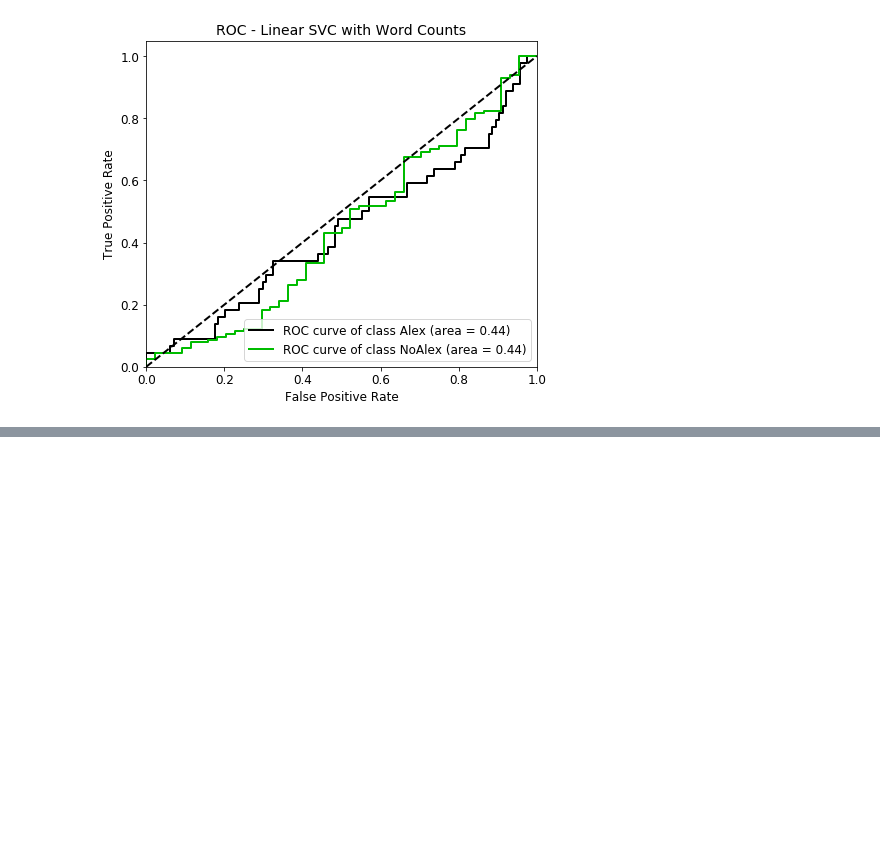
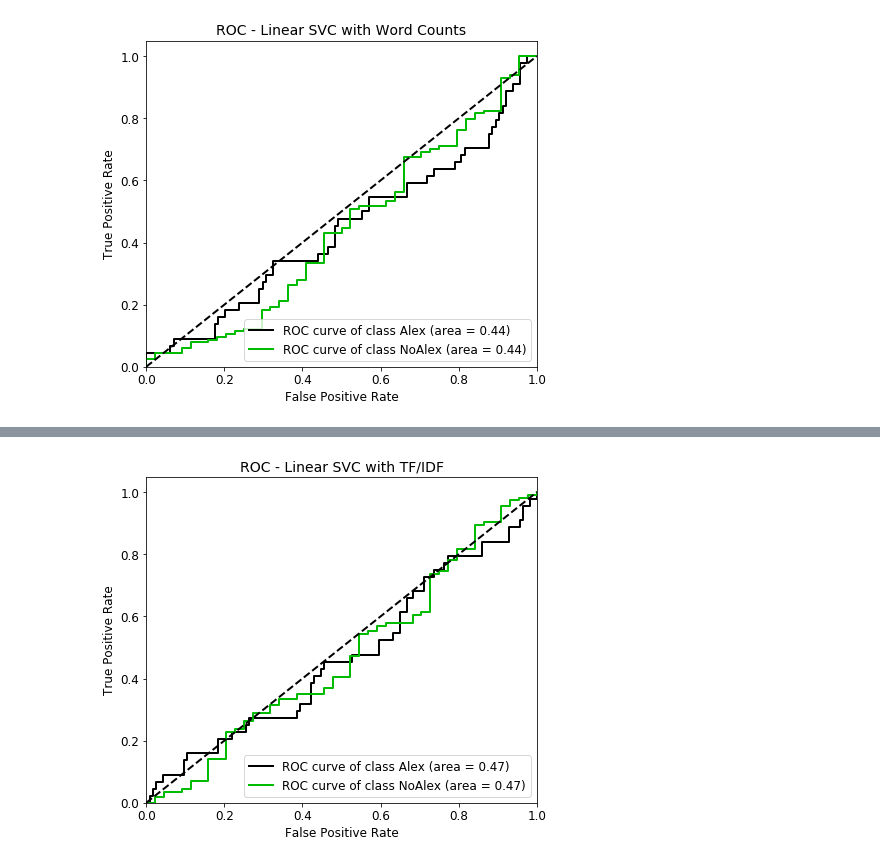
Before and after one commit to psicobotica/prolexitim-analytics, a Jupyter notebook: detectors/DProlex_v3.ipynb, the cells around one changed output, grey strips where cells are left out. Cells and saved outputs as stored; diff of their text form; code cells hidden in the pictures; blank space fills up the shorter version.

```diff
--- a/detectors/DProlex_v3.ipynb
+++ b/detectors/DProlex_v3.ipynb
@@ -861,0 +979,13 @@ eval_df
+# %%
+Xtestvecs = vectorizer.transform(X_test)
+y_probas = clf.predict_proba(Xtestvecs)
+# %%
+# ROC CURVE PLOT
+import scikitplot as skplt
+# y_probas = cross_val_predict(svc_pipe, X, y, cv=10, method='predict_proba')
+skplt.metrics.plot_roc(y_test, y_probas, title="ROC - Linear SVC with TF/IDF",
+                      plot_micro=False, plot_macro=False,
+                      figsize=(7,6), text_fontsize=12, title_fontsize=14)
+plt.show()
+# %% [output]
+[figure, added]
```
Also changed, not shown: parts of 23 cells of this notebook.
